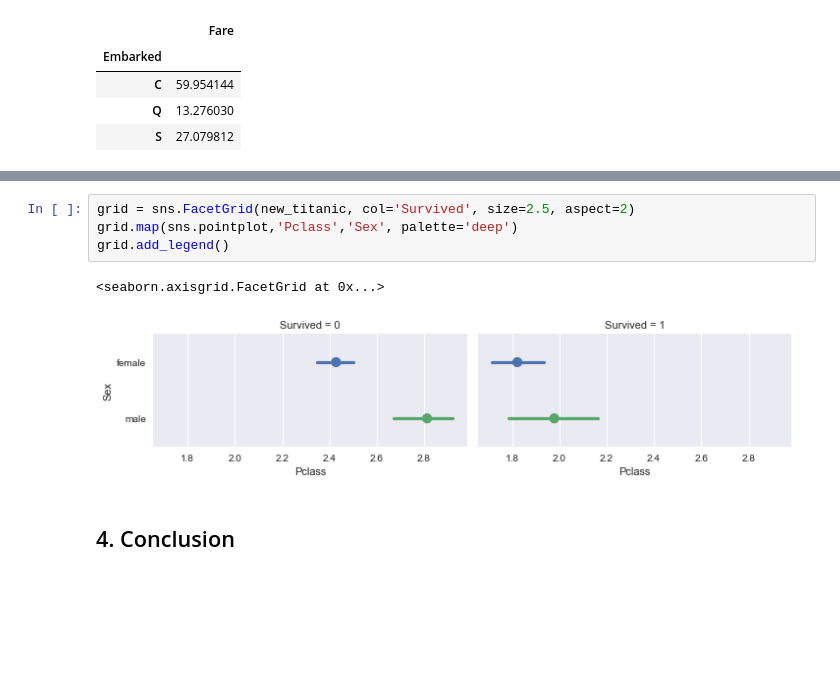
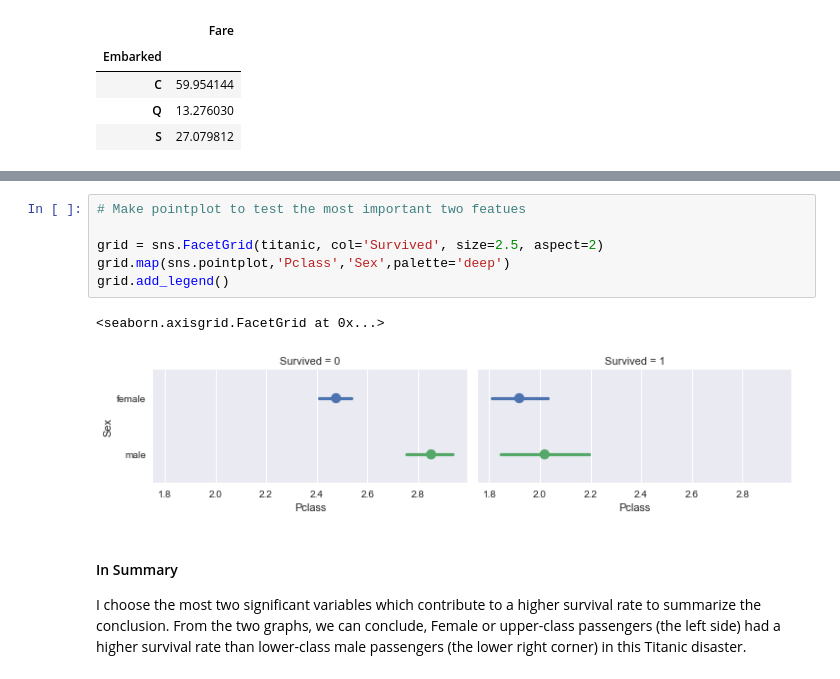
Before and after one commit to freena22/Data-Analysis-Projects, a Jupyter notebook: 01Kaggle_Titanic_Survival.ipynb, the cells around one changed output, grey strips where cells are left out. Drawn from its saved outputs; the diff is of its cells as text; blank space fills up the shorter version.

```diff
--- a/01Kaggle_Titanic_Survival.ipynb
+++ b/01Kaggle_Titanic_Survival.ipynb
@@ -459,9 +469,12 @@ Average_Fares_by_Embarked
 # %%
-grid = sns.FacetGrid(new_titanic, col='Survived', size=2.5, aspect=2)
-grid.map(sns.pointplot,'Pclass','Sex', palette='deep')
+# Make pointplot to test the most important two featues
+
+grid = sns.FacetGrid(titanic, col='Survived', size=2.5, aspect=2)
+grid.map(sns.pointplot,'Pclass','Sex',palette='deep')
 grid.add_legend()
 # %% [output]
 <seaborn.axisgrid.FacetGrid at 0x...>
-[figure, old version]
+[figure, new version]
-# %% [markdown]
-## 4. Conclusion
+# %% [markdown]
+#### In Summary
+I choose the most two significant variables which contribute to a higher survival rate to summarize the conclusion. From the two graphs, we can conclude, Female or upper-class passengers (the left side) had a higher survival rate than lower-class male passengers (the lower right corner) in this Titanic disaster.
```
Also changed, not shown: parts of 13 cells of this notebook.
